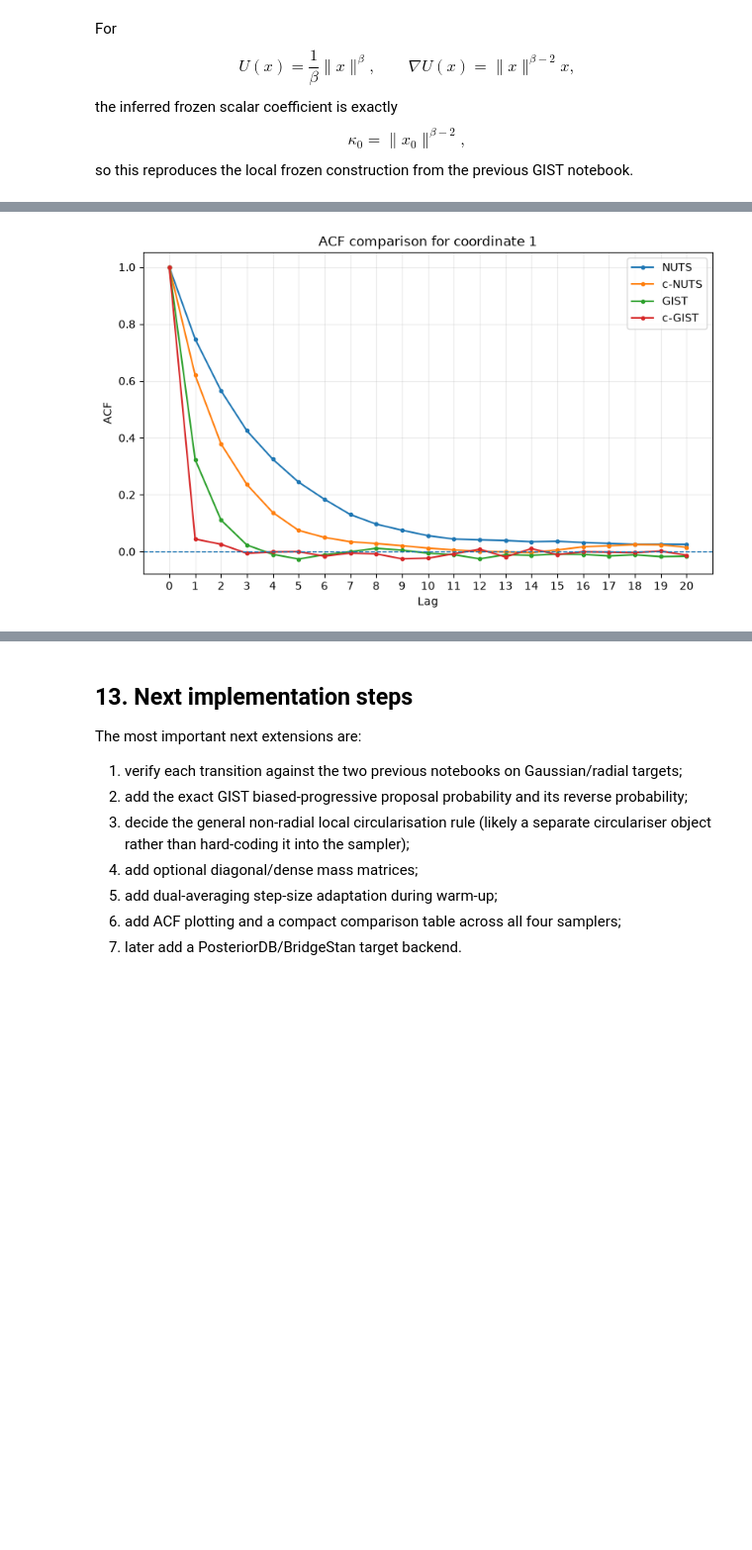
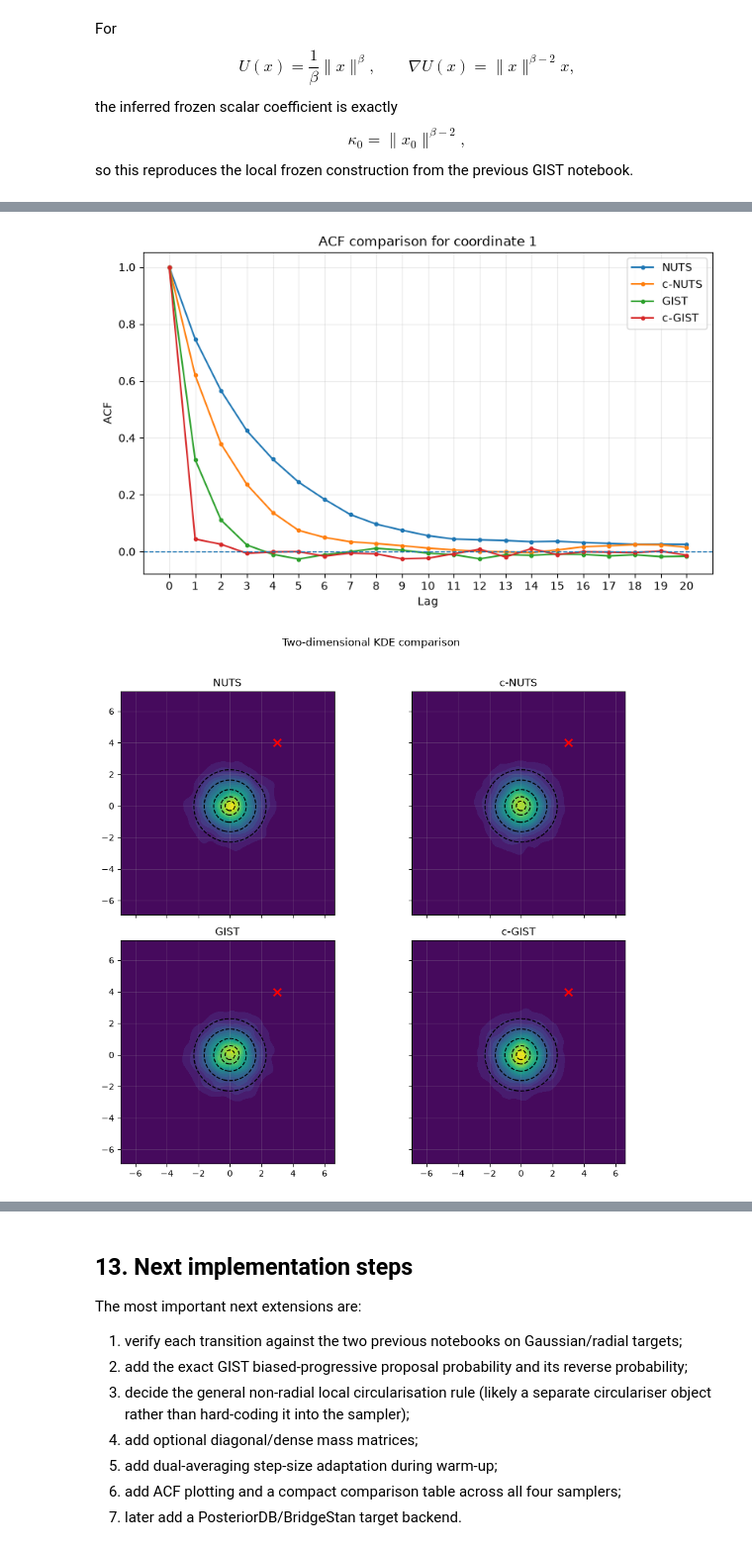
Before and after one commit to PZhou114/NUTS_simulation, a Jupyter notebook: Function-Package for implementing and comparing circularised samplers/(ACTIVE)_Generalised_nuts_gist_circularised_v0_1.ipynb, the cells around one changed output, grey strips where cells are left out. Shown at 99% size. Drawn from its saved outputs; the diff is of its cells as text; code cells hidden in the pictures; blank space fills up the shorter version.

```diff
--- a/Function-Package for implementing and comparing circularised samplers/(ACTIVE)_Generalised_nuts_gist_circularised_v0_1.ipynb
+++ b/Function-Package for implementing and comparing circularised samplers/(ACTIVE)_Generalised_nuts_gist_circularised_v0_1.ipynb
@@ -1948,12 +2462,25 @@ stepsize = 0.099  # stepsize choice seems important - for 0.099 we shall have go
 n_samples = 10000
 n_realisations = 5  # number of repeated realisations of the sampling experiment to check for consistency and stability of the results
 
-acf_values, summaries = run_sampler_comparison(target_potential=beta2_potential,
+# we show both the uniform progressive and biased progressive sampling result
+acf_values, sample_values, summaries = run_sampler_comparison(target_potential=beta2_potential,
                        target_grad=beta2_grad,
                        x0=x0,
                        stepsize=stepsize,
+                       selection="uniform_progressive",
                        n_samples=n_samples,
                        n_realisations=n_realisations,
-                       plot_acf=True, acf_coordinate=0)
+                       plot_acf=True, acf_coordinate=0,
+                       plot_kde=True, kde_grid_points=150)
+
+acf_values, sample_values, summaries = run_sampler_comparison(target_potential=beta2_potential,
+                       target_grad=beta2_grad,
+                       x0=x0,
+                       stepsize=stepsize,
+                       selection="biased_progressive",
+                       n_samples=n_samples,
+                       n_realisations=n_realisations,
+                       plot_acf=True, acf_coordinate=0,
+                       plot_kde=True, kde_grid_points=150)
 # %% [output]
 =========================================================================================================
@@ -1976 +2496,2 @@ c-GIST          9153.1           9.406             942.1              70.3
 [figure]
+[figure, added]
```
Also changed, not shown: parts of 17 cells of this notebook.
